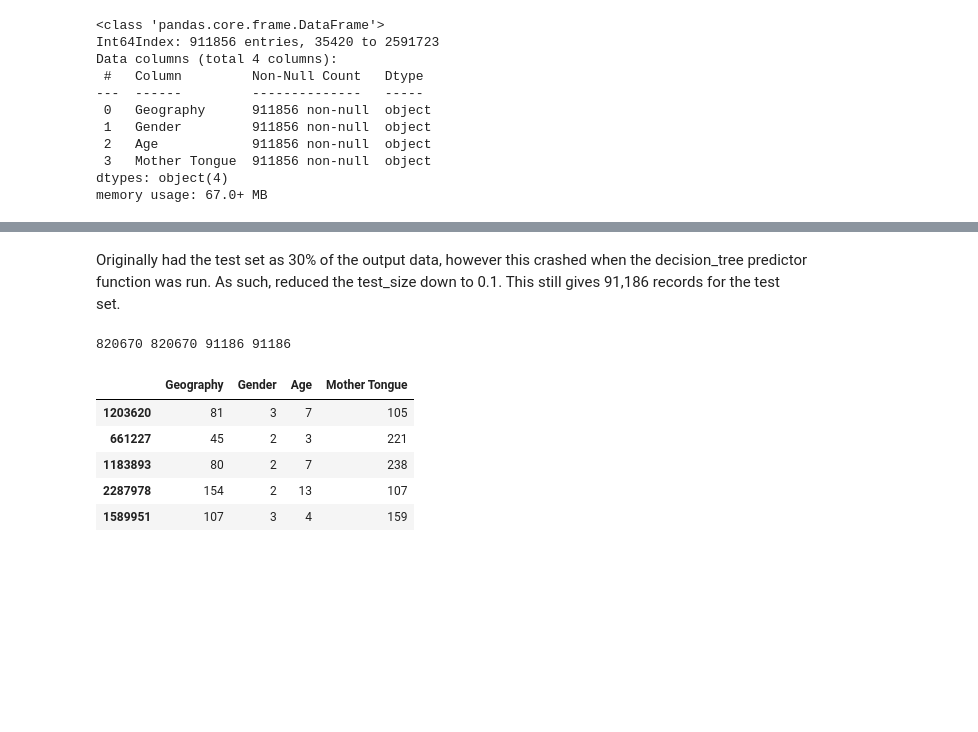
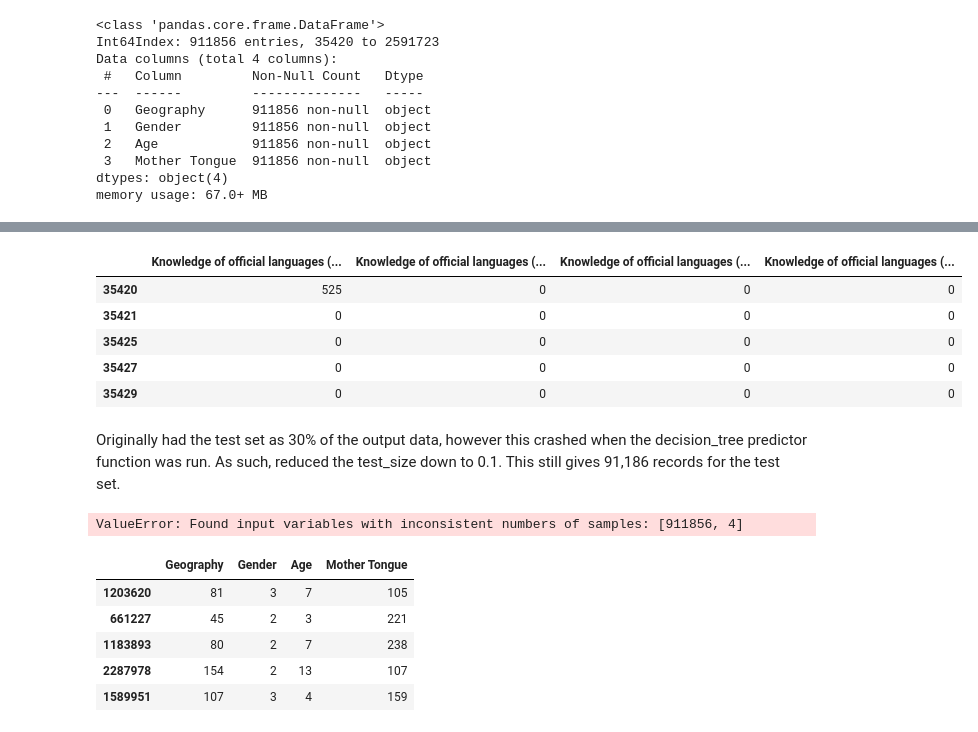
Before and after one commit to GCowderoy/MotherTongues-Canada, a Jupyter notebook: Profiling.ipynb, the cells around one changed output, grey strips where cells are left out. Drawn from its saved outputs; the diff is of its cells as text; code cells hidden in the pictures; blank space fills up the shorter version.

```diff
--- a/Profiling.ipynb
+++ b/Profiling.ipynb
@@ -473,19 +493,25 @@ memory usage: 67.0+ MB
 # %%
-y = Y_Categories
 #Y_Categories['Target Vector'] = Y_Categories.loc[:, Y_Categories.columns != 'Target Vector'].values.tolist()
 #Y_Categories.head()
 #Y = Y_Categories['Target Vector']
 #ts = pd.Series(pd.arrays.SparseArray(Y_Categories['Target Vector']))
 #ts.head()
 #Y = MultiLabelBinarizer()
 #Y.fit(Y_Categories['Target Vector'])
+# %% [output]
+|  | Knowledge of official languages (... | Knowledge of official languages (... | Knowledge of official languages (... | Knowledge of official languages (... |
+| 35420 | 525 | 0 | 0 | 0 |
+| 35421 | 0 | 0 | 0 | 0 |
+| 35425 | 0 | 0 | 0 | 0 |
+| 35427 | 0 | 0 | 0 | 0 |
+| 35429 | 0 | 0 | 0 | 0 |
 # %% [markdown]
 Originally had the test set as 30% of the output data, however this crashed when the decision_tree predictor function was run. As such, reduced the test_size down to 0.1. This still gives 91,186 records for the test set.
 # %%
-X_train, X_test, Y_train, Y_test = train_test_split(X,Y_Categories, test_size=0.1, random_state=42)
+X_train, X_test, Y_train, Y_test = iterative_train_test_split(X,y, test_size=0.1)
 print(len(X_train),len(Y_train),len(X_test),len(Y_test))
 # %% [output]
-820670 820670 91186 91186
+ValueError: Found input variables with inconsistent numbers of samples: [911856, 4]
 # %%
 X_names = list(X_train.columns)
 X_train.head()
```
Also changed, not shown: parts of 6 cells of this notebook, 1 other file.
